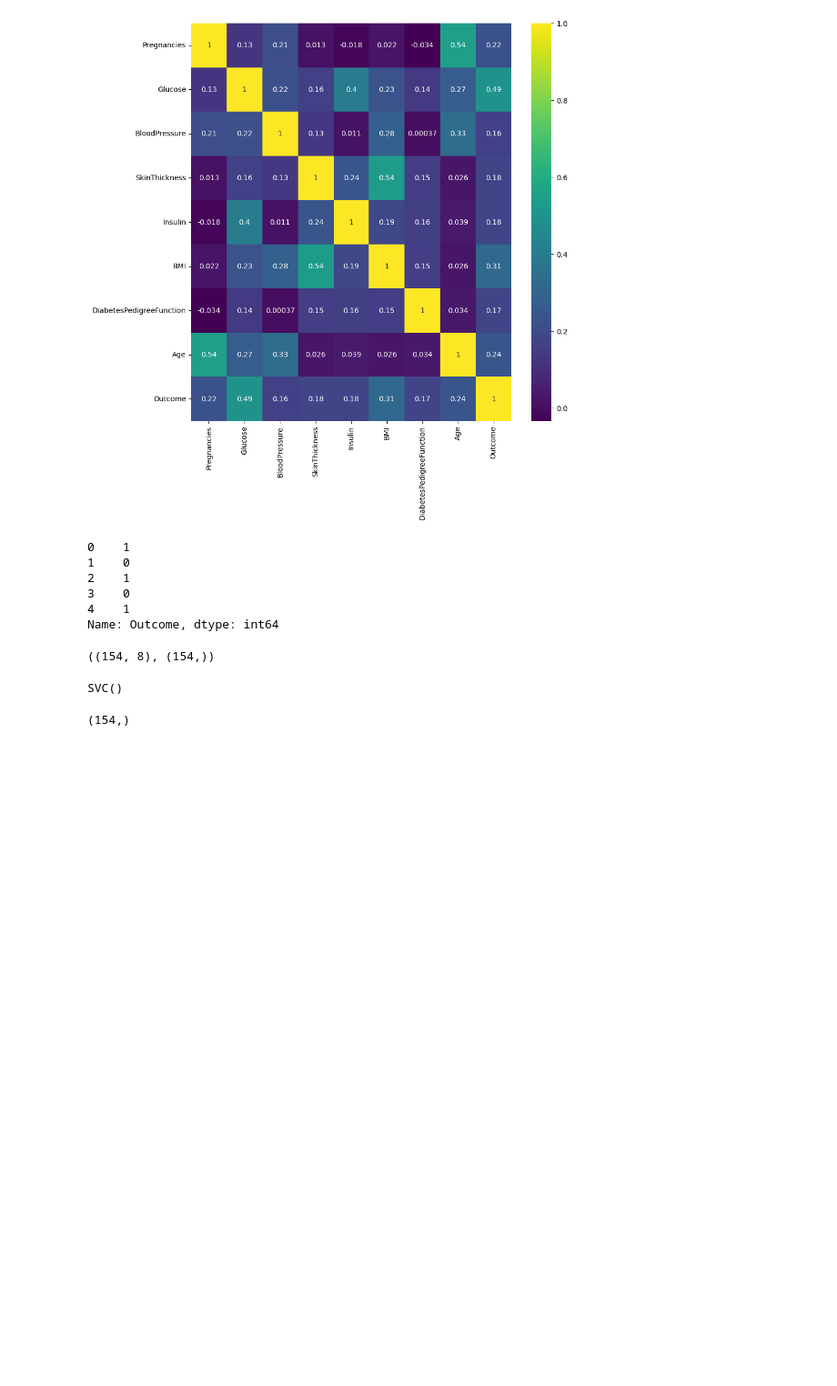
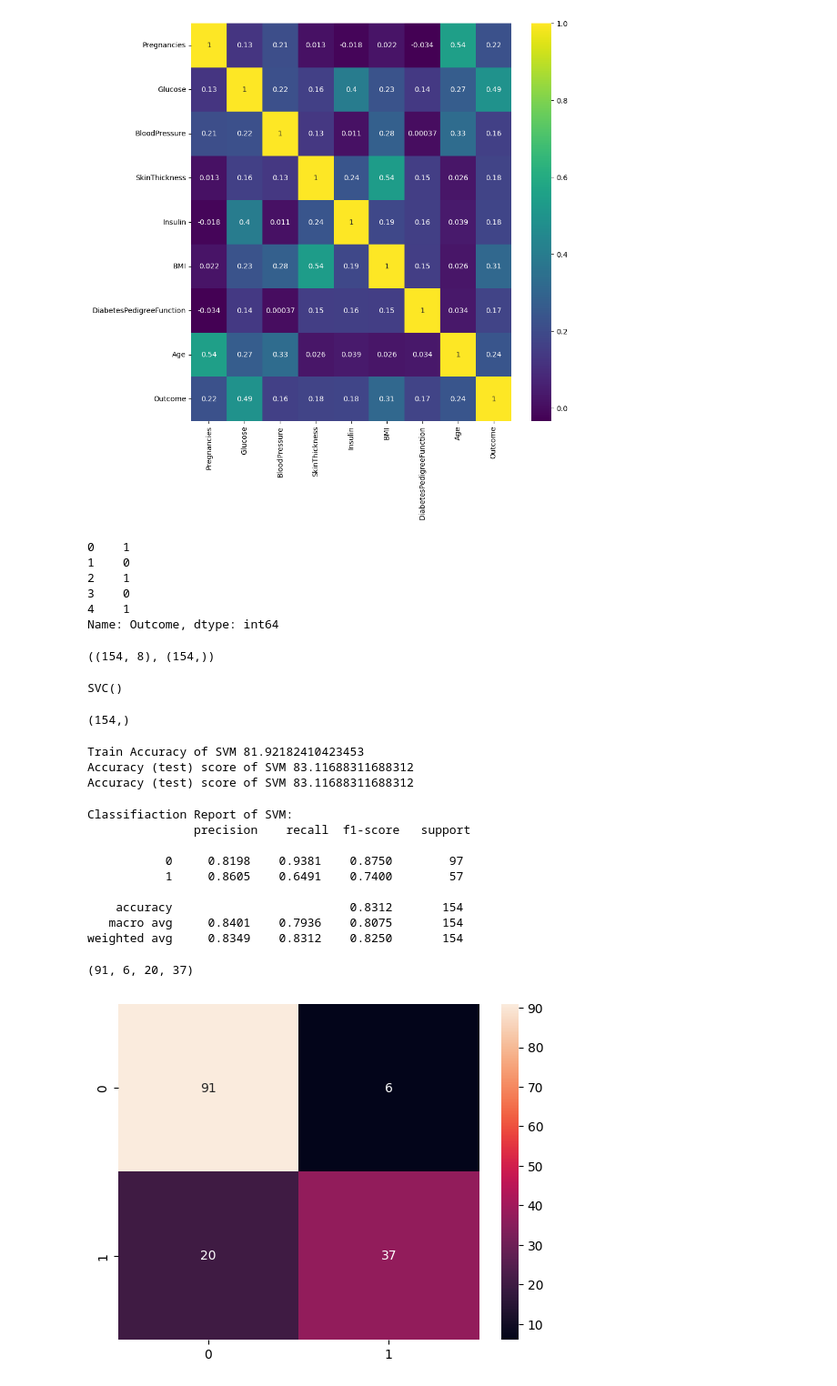
Before and after one commit to edie-1309/tugas-data-mining, a Jupyter notebook: Data_Mining_Semester_4.ipynb, the cells around one changed output. Shown at 91% size. Cells and saved outputs as stored; diff of their text form; code cells hidden in the pictures; blank space fills up the shorter version.

```diff
--- a/Data_Mining_Semester_4.ipynb
+++ b/Data_Mining_Semester_4.ipynb
@@ -247,3 +247,41 @@ sv_pred=sv.predict(x_test)
 sv_pred.shape
 # %% [output]
 (154,)
+# %%
+#Train score & test score SVM
+from sklearn.metrics import accuracy_score
+print("Train Accuracy of SVM", sv.score(x_train, y_train)*100)
+print("Accuracy (test) score of SVM", sv.score(x_test, y_test)*100)
+print("Accuracy (test) score of SVM", accuracy_score(y_test, sv_pred)*100)
+# %% [output]
+Train Accuracy of SVM 81.92182410423453
+Accuracy (test) score of SVM 83.11688311688312
+Accuracy (test) score of SVM 83.11688311688312
+# %%
+from sklearn.metrics import classification_report, confusion_matrix
+# Confusion matrix of Logistic Regression
+cm=confusion_matrix(y_test,sv_pred)
+cm
+
+sns.heatmap(confusion_matrix(y_test, sv_pred),annot=True)
+
+print("Classifiaction Report of SVM: \n", classification_report(y_test,sv_pred,digits=4))
+
+TN = cm[0,0]
+FP = cm[0,1]
+FN = cm[1,0]
+TP = cm[1,1]
+
+TN, FP, FN, TP
+# %% [output]
+Classifiaction Report of SVM:
+               precision    recall  f1-score   support
+
+           0     0.8198    0.9381    0.8750        97
+           1     0.8605    0.6491    0.7400        57
+
+    accuracy                         0.8312       154
+   macro avg     0.8401    0.7936    0.8075       154
+weighted avg     0.8349    0.8312    0.8250       154
+(91, 6, 20, 37)
+[figure, added]
```
Also changed, not shown: parts of 6 cells of this notebook.
